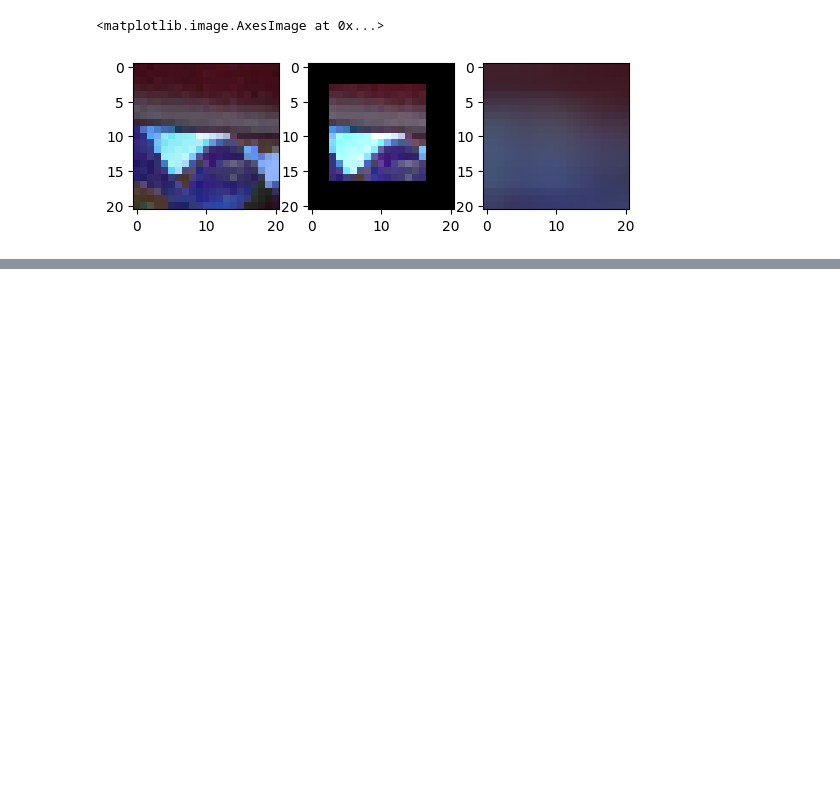
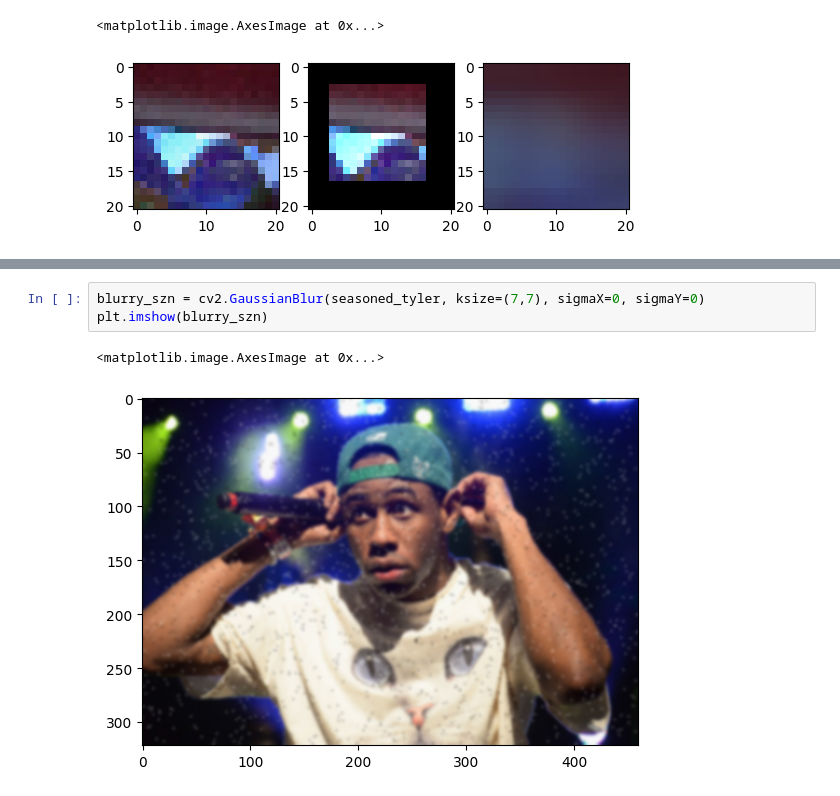
Before and after one commit to aarush-umap/3Dvision, a Jupyter notebook: image_processing.ipynb, the cells around one changed output, grey strips where cells are left out. Drawn from its saved outputs; the diff is of its cells as text; blank space fills up the shorter version.

```diff
--- a/image_processing.ipynb
+++ b/image_processing.ipynb
@@ -248,0 +339,6 @@ Clipping input data to the valid range for imshow with RGB data ([0..1] for floa
+# %%
+blurry_szn = cv2.GaussianBlur(seasoned_tyler, ksize=(7,7), sigmaX=0, sigmaY=0)
+plt.imshow(blurry_szn)
+# %% [output]
+<matplotlib.image.AxesImage at 0x...>
+[figure, added]
```
Also changed, not shown: parts of 8 cells of this notebook.
